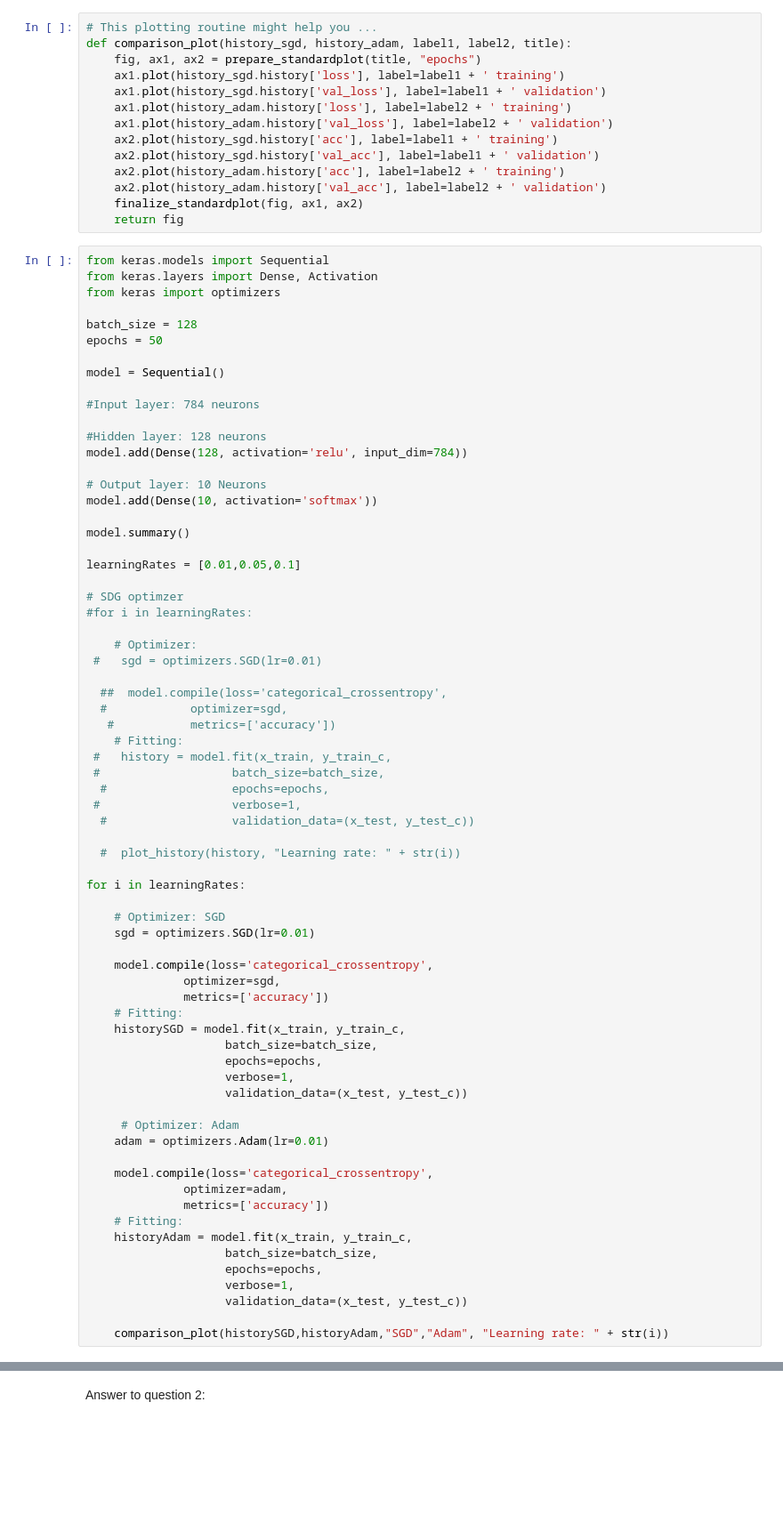
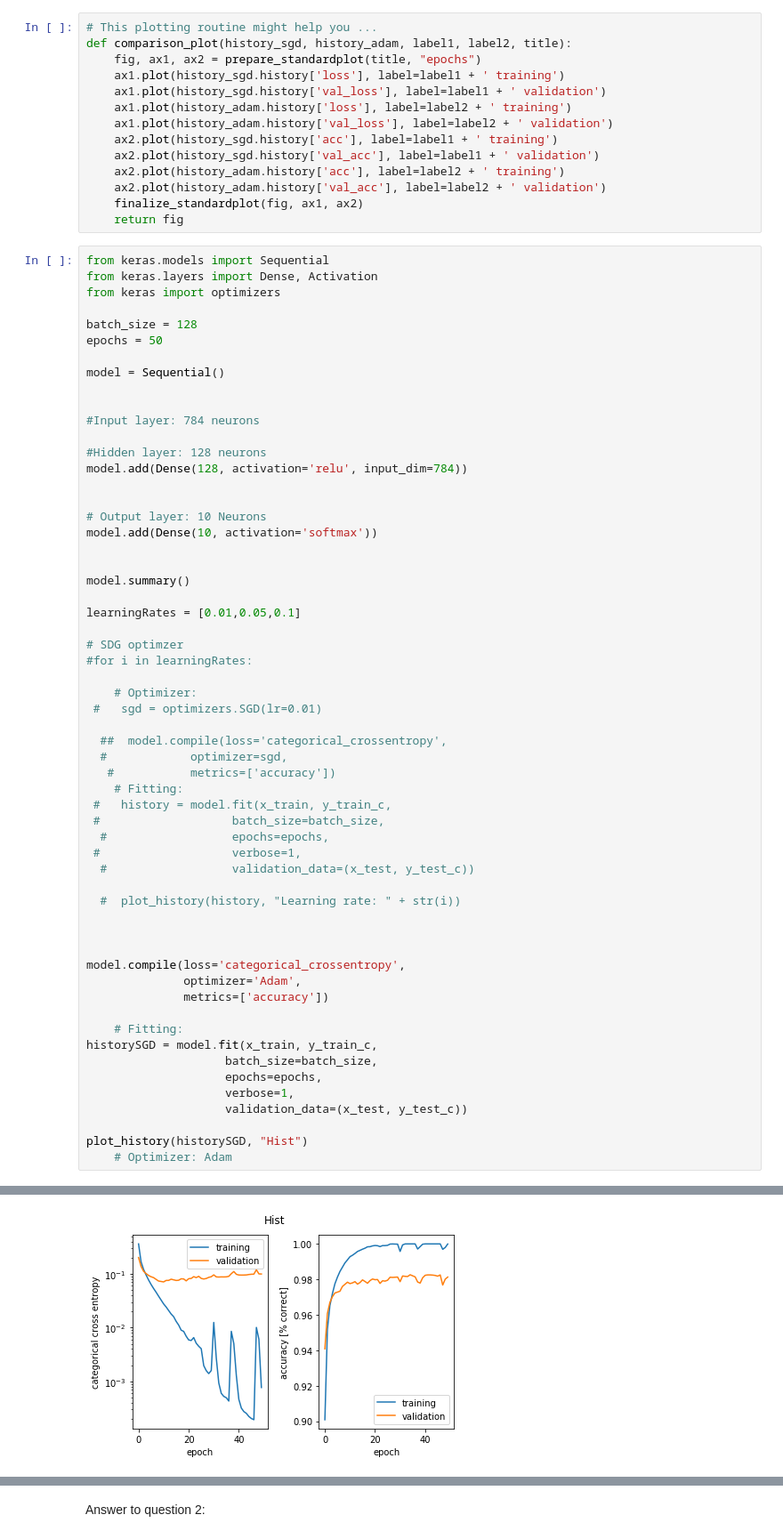
Before and after one commit to FredrikBixo/Artificial-neural-networks-miniproject1, a Jupyter notebook: miniproject1.ipynb, the cells around one changed output, grey strips where cells are left out. Shown at 89% size. Drawn from its saved outputs; the diff is of its cells as text; blank space fills up the shorter version.

```diff
--- a/miniproject1.ipynb
+++ b/miniproject1.ipynb
@@ -334,13 +333,16 @@ epochs = 50
 
 model = Sequential()
 
+
 #Input layer: 784 neurons
 
 #Hidden layer: 128 neurons
 model.add(Dense(128, activation='relu', input_dim=784))
 
+
 # Output layer: 10 Neurons
 model.add(Dense(10, activation='softmax'))
+
 
 model.summary()
 
@@ -364,35 +366,21 @@ learningRates = [0.01,0.05,0.1]
 
   #  plot_history(history, "Learning rate: " + str(i))
 
-for i in learningRates:
 
-    # Optimizer: SGD
-    sgd = optimizers.SGD(lr=0.01)
 
-    model.compile(loss='categorical_crossentropy',
-              optimizer=sgd,
+model.compile(loss='categorical_crossentropy',
+              optimizer='Adam',
               metrics=['accuracy'])
+
     # Fitting:
-    historySGD = model.fit(x_train, y_train_c,
+historySGD = model.fit(x_train, y_train_c,
                     batch_size=batch_size,
                     epochs=epochs,
                     verbose=1,
                     validation_data=(x_test, y_test_c))
 
-     # Optimizer: Adam
-    adam = optimizers.Adam(lr=0.01)
-
-    model.compile(loss='categorical_crossentropy',
-              optimizer=adam,
-              metrics=['accuracy'])
-    # Fitting:
-    historyAdam = model.fit(x_train, y_train_c,
-                    batch_size=batch_size,
-                    epochs=epochs,
-                    verbose=1,
-                    validation_data=(x_test, y_test_c))
-
-    comparison_plot(historySGD,historyAdam,"SGD","Adam", "Learning rate: " + str(i))
+plot_history(historySGD, "Hist")
+    # Optimizer: Adam
 # %% [output]
 _________________________________________________________________
 Layer (type)                 Output Shape              Param #
@@ -413,0 +402 @@ Epoch 3/50
+[figure, added]
```
Also changed, not shown: parts of 13 cells of this notebook.
